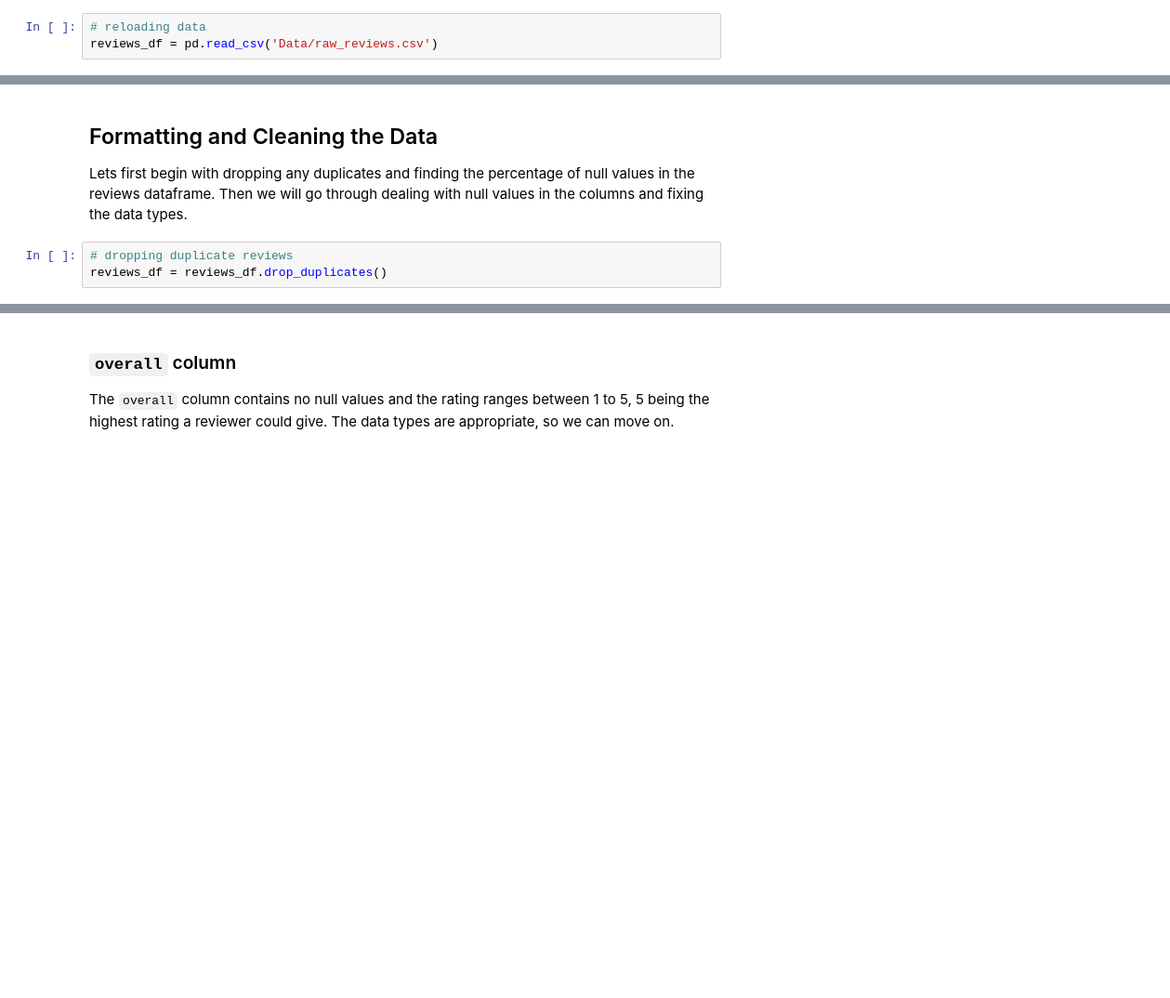
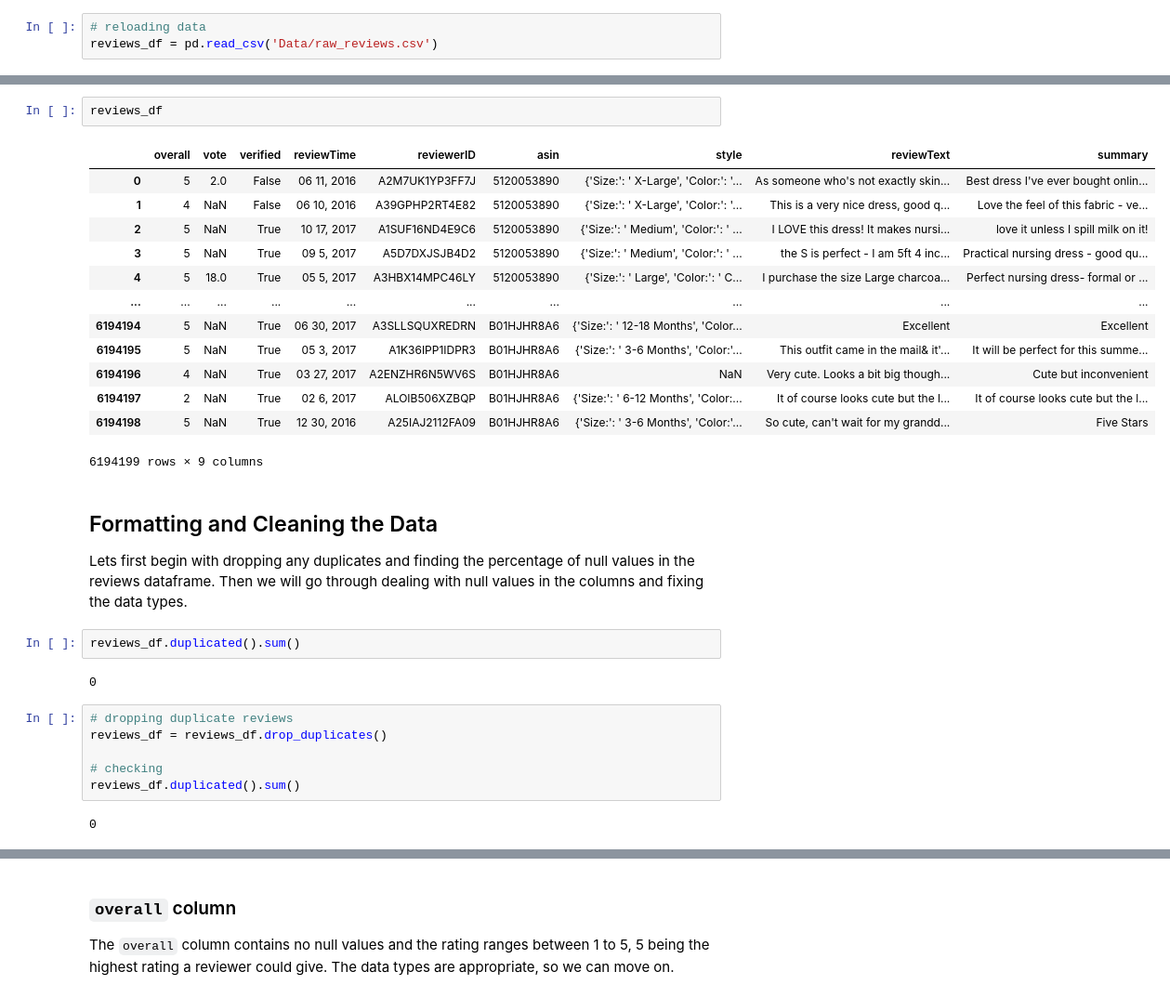
Before and after one commit to mkelsayed/ClothingRecommendationSystem, a Jupyter notebook: reviews_loading_preprocessing.ipynb, the cells around one changed output, grey strips where cells are left out. Shown: that part at 93% size. Drawn from its saved outputs; the diff is of its cells as text; blank space fills up the shorter version.

```diff
--- a/reviews_loading_preprocessing.ipynb
+++ b/reviews_loading_preprocessing.ipynb
@@ -165,10 +183,35 @@ reviews_df.duplicated().sum()
+# %%
+reviews_df
+# %% [output]
+|  | overall | vote | verified | reviewTime | reviewerID | asin | style | reviewText | summary |
+| 0 | 5 | 2.0 | False | 06 11, 2016 | A2M7UK1YP3FF7J | 5120053890 | {'Size:': ' X-Large', 'Color:': '... | As someone who's not exactly skin... | Best dress I've ever bought onlin... |
+| 1 | 4 | NaN | False | 06 10, 2016 | A39GPHP2RT4E82 | 5120053890 | {'Size:': ' X-Large', 'Color:': '... | This is a very nice dress, good q... | Love the feel of this fabric - ve... |
+| 2 | 5 | NaN | True | 10 17, 2017 | A1SUF16ND4E9C6 | 5120053890 | {'Size:': ' Medium', 'Color:': ' ... | I LOVE this dress! It makes nursi... | love it unless I spill milk on it! |
+| 3 | 5 | NaN | True | 09 5, 2017 | A5D7DXJSJB4D2 | 5120053890 | {'Size:': ' Medium', 'Color:': ' ... | the S is perfect - I am 5ft 4 inc... | Practical nursing dress - good qu... |
+| 4 | 5 | 18.0 | True | 05 5, 2017 | A3HBX14MPC46LY | 5120053890 | {'Size:': ' Large', 'Color:': ' C... | I purchase the size Large charcoa... | Perfect nursing dress- formal or ... |
+| ... | ... | ... | ... | ... | ... | ... | ... | ... | ... |
+| 6194194 | 5 | NaN | True | 06 30, 2017 | A3SLLSQUXREDRN | B01HJHR8A6 | {'Size:': ' 12-18 Months', 'Color... | Excellent | Excellent |
+| 6194195 | 5 | NaN | True | 05 3, 2017 | A1K36IPP1IDPR3 | B01HJHR8A6 | {'Size:': ' 3-6 Months', 'Color:'... | This outfit came in the mail& it'... | It will be perfect for this summe... |
+| 6194196 | 4 | NaN | True | 03 27, 2017 | A2ENZHR6N5WV6S | B01HJHR8A6 | NaN | Very cute. Looks a bit big though... | Cute but inconvenient |
+| 6194197 | 2 | NaN | True | 02 6, 2017 | ALOIB506XZBQP | B01HJHR8A6 | {'Size:': ' 6-12 Months', 'Color:... | It of course looks cute but the l... | It of course looks cute but the l... |
+| 6194198 | 5 | NaN | True | 12 30, 2016 | A25IAJ2112FA09 | B01HJHR8A6 | {'Size:': ' 3-6 Months', 'Color:'... | So cute, can't wait for my grandd... | Five Stars |
+6194199 rows × 9 columns
 # %% [markdown]
 ## Formatting and Cleaning the Data <a class="anchor" id="cleaning"></a>
 
 Lets first begin with dropping any duplicates and finding the percentage of null values in the reviews dataframe. Then we will go through dealing with null values in the columns and fixing the data types.
+# %%
+reviews_df.duplicated().sum()
+# %% [output]
+0
 # %%
 # dropping duplicate reviews
 reviews_df = reviews_df.drop_duplicates()
+
+# checking
+reviews_df.duplicated().sum()
+# %% [output]
+0
 # %%
 # finding the percentage of null values
 reviews_df.isna().sum() / reviews_df.isna().count() * 100
```
Also changed, not shown: parts of 22 cells of this notebook.
